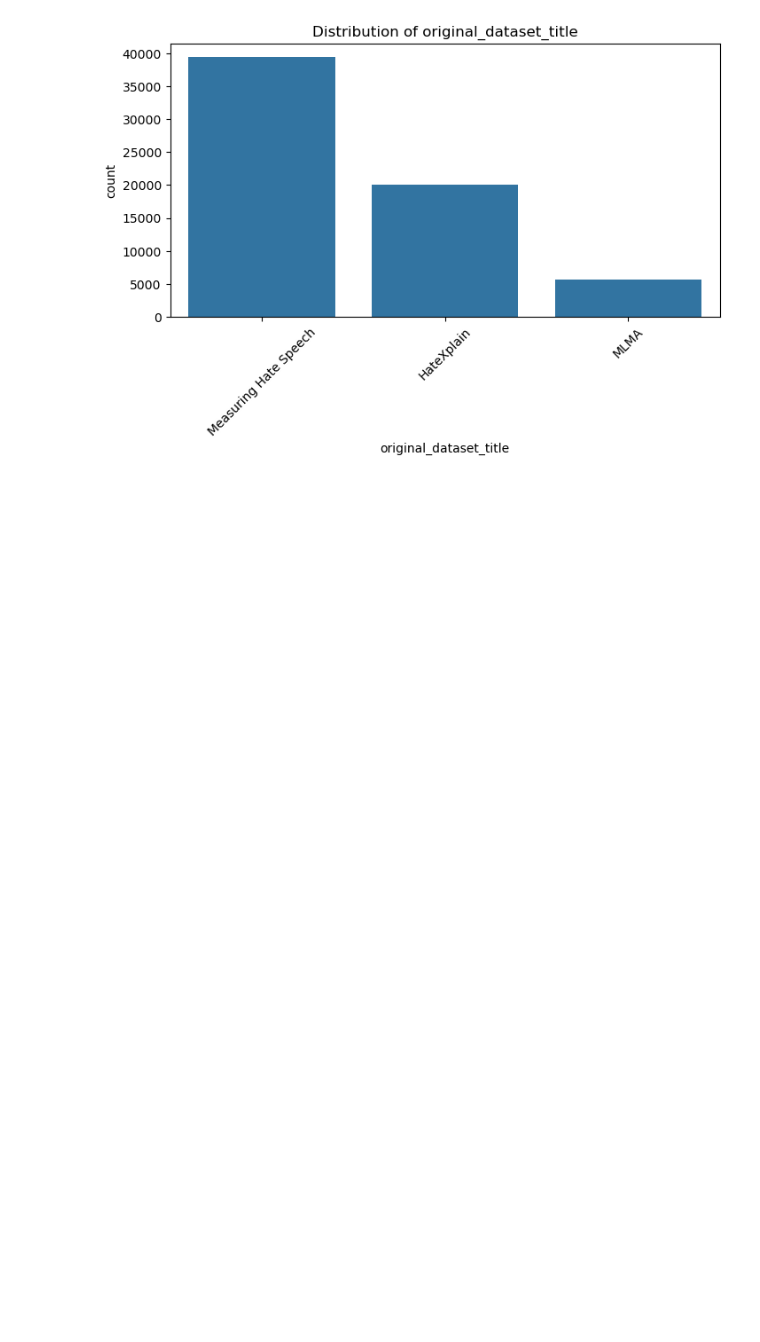
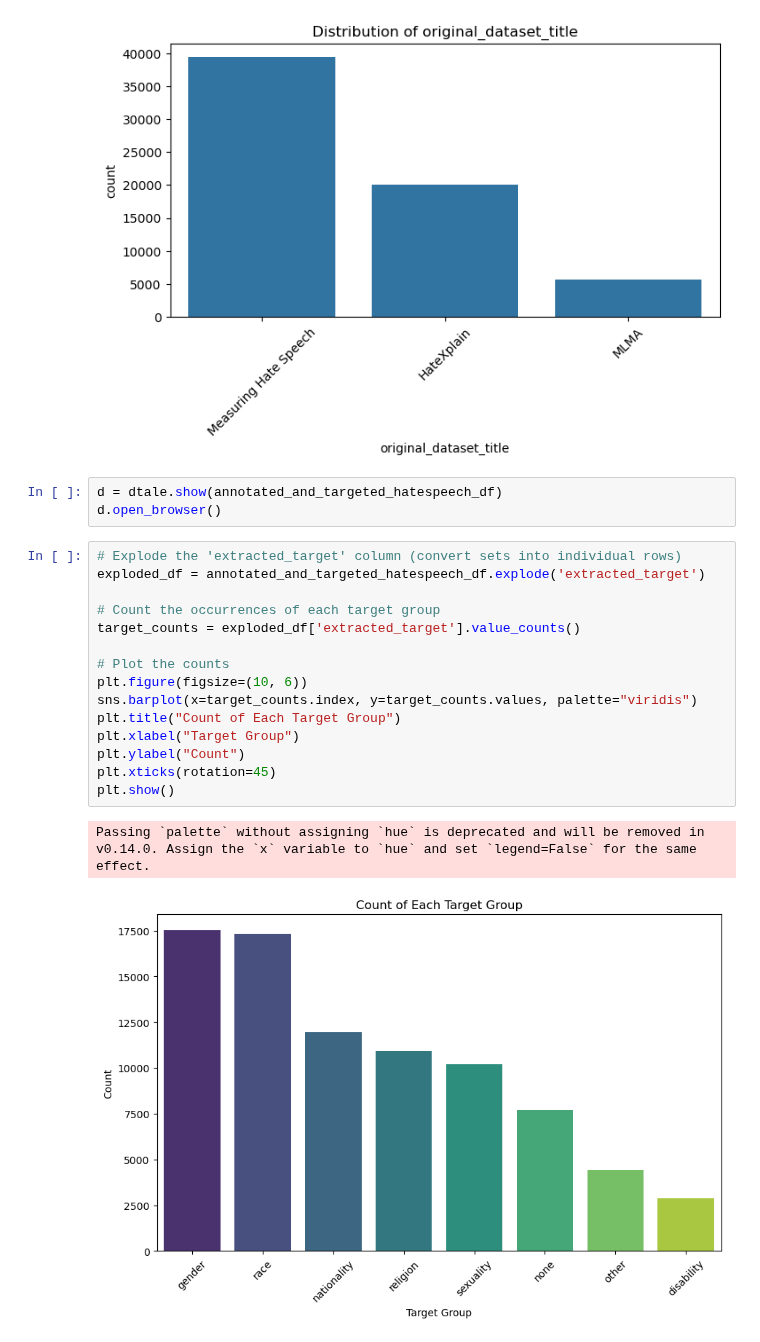
Before and after one commit to Takosaga/master_thesis, a Jupyter notebook: notebooks/7_exploring_dataset.ipynb, the cells around one changed output. Drawn from its saved outputs; the diff is of its cells as text; blank space fills up the shorter version.

```diff
--- a/notebooks/7_exploring_dataset.ipynb
+++ b/notebooks/7_exploring_dataset.ipynb
@@ -127,3 +127,24 @@ for col in columns:
 [figure]
 [figure]
 [figure]
+# %%
+d = dtale.show(annotated_and_targeted_hatespeech_df)
+d.open_browser()
+# %%
+# Explode the 'extracted_target' column (convert sets into individual rows)
+exploded_df = annotated_and_targeted_hatespeech_df.explode('extracted_target')
+
+# Count the occurrences of each target group
+target_counts = exploded_df['extracted_target'].value_counts()
+
+# Plot the counts
+plt.figure(figsize=(10, 6))
+sns.barplot(x=target_counts.index, y=target_counts.values, palette="viridis")
+plt.title("Count of Each Target Group")
+plt.xlabel("Target Group")
+plt.ylabel("Count")
+plt.xticks(rotation=45)
+plt.show()
+# %% [output]
+Passing `palette` without assigning `hue` is deprecated and will be removed in v0.14.0. Assign the `x` variable to `hue` and set `legend=False` for the same effect.
+[figure, added]
```
Also changed, not shown: parts of 4 cells of this notebook.
